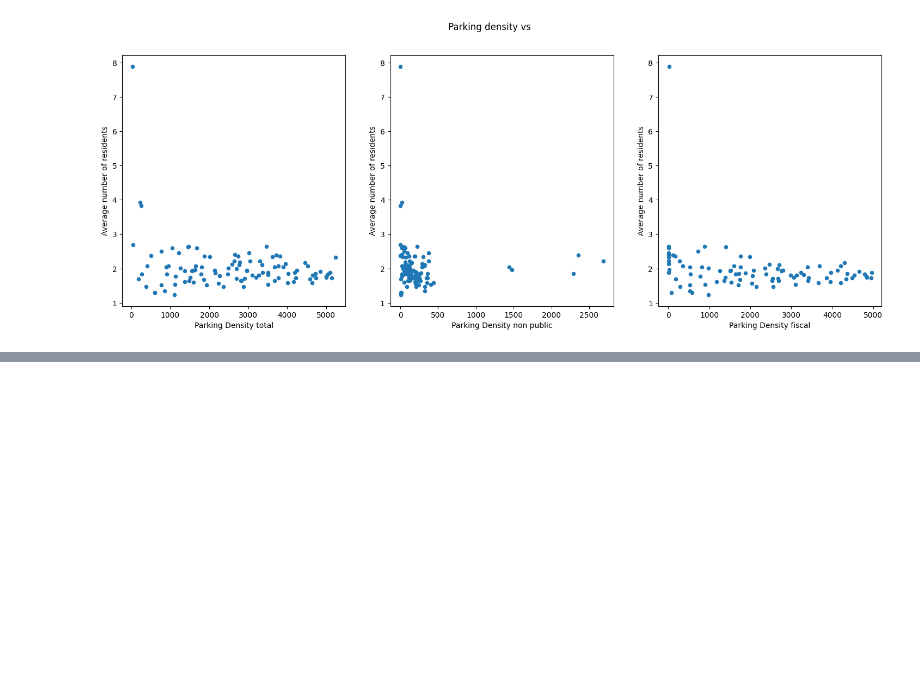
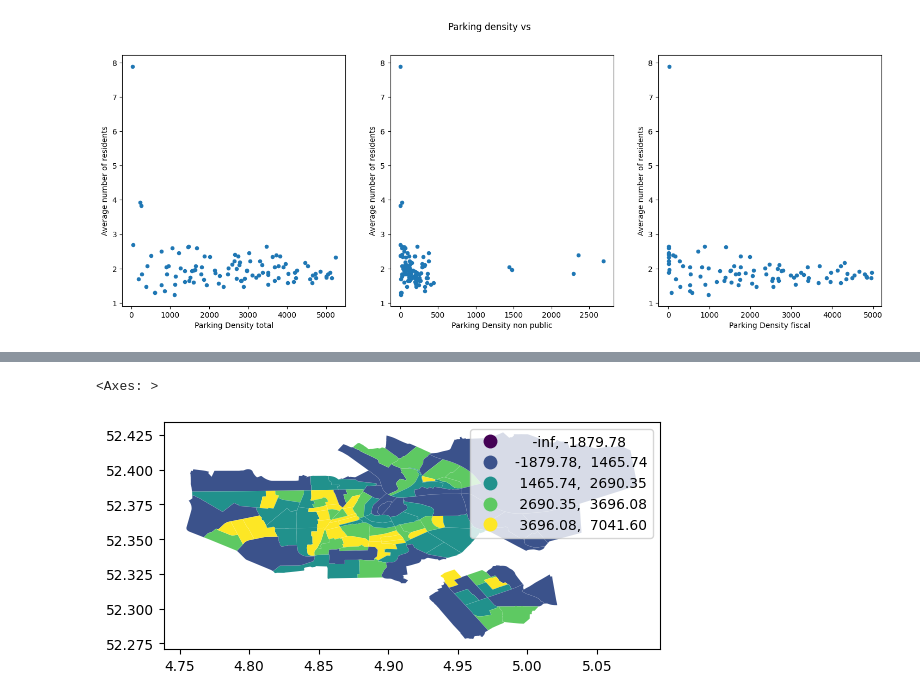
Before and after one commit to mannan272/data1, a Jupyter notebook: hackathon/team13.ipynb, the cells around one changed output, grey strips where cells are left out. Drawn from its saved outputs; the diff is of its cells as text; code cells hidden in the pictures; blank space fills up the shorter version.

```diff
--- a/hackathon/team13.ipynb
+++ b/hackathon/team13.ipynb
@@ -190,0 +270,6 @@ plt.show()
+# %%
+df_map_1.plot(column='Parking Density total',scheme='BoxPlot' ,
+        legend=True)
+# %% [output]
+<Axes: >
+[figure, added]
```
Also changed, not shown: parts of 11 cells of this notebook, 1 other file.
